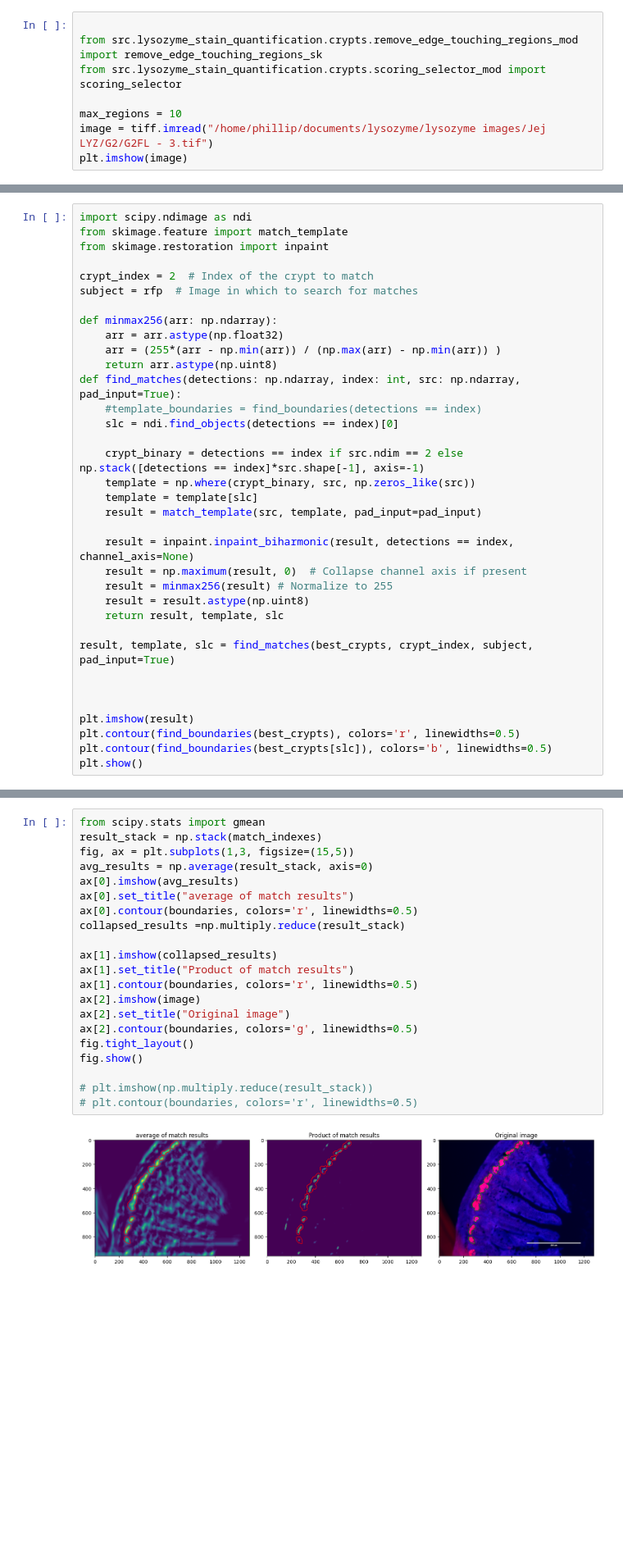
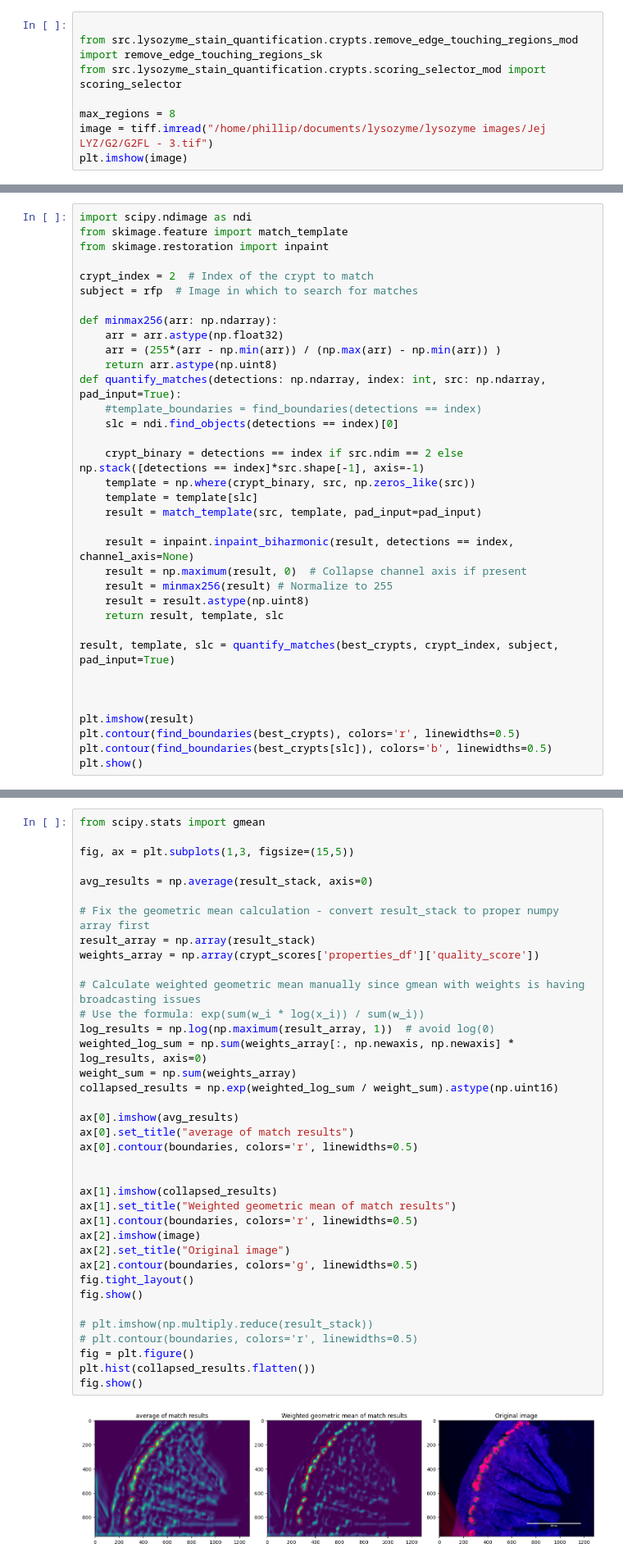
Before and after one commit to pbert5/lysozyme-stain-quantification, a Jupyter notebook: docs/Eronious_segmentation_correction/evaluate_theory.ipynb, the cells around one changed output, grey strips where cells are left out. Shown at 82% size. Cells and saved outputs as stored; diff of their text form; blank space fills up the shorter version.

```diff
--- a/docs/Eronious_segmentation_correction/evaluate_theory.ipynb
+++ b/docs/Eronious_segmentation_correction/evaluate_theory.ipynb
@@ -14,7 +14,7 @@ from src.lysozyme_stain_quantification.crypts.identify_potential_crypts_ import
 from src.lysozyme_stain_quantification.crypts.remove_edge_touching_regions_mod import remove_edge_touching_regions_sk
 from src.lysozyme_stain_quantification.crypts.scoring_selector_mod import scoring_selector
 
-max_regions = 10
+max_regions = 8
 image = tiff.imread("/home/phillip/documents/lysozyme/lysozyme images/Jej LYZ/G2/G2FL - 3.tif")
 plt.imshow(image)
 # %% [output]
@@ -65,7 +95,7 @@ def minmax256(arr: np.ndarray):
     arr = arr.astype(np.float32)
     arr = (255*(arr - np.min(arr)) / (np.max(arr) - np.min(arr)) )
     return arr.astype(np.uint8)
-def find_matches(detections: np.ndarray, index: int, src: np.ndarray, pad_input=True):
+def quantify_matches(detections: np.ndarray, index: int, src: np.ndarray, pad_input=True):
     #template_boundaries = find_boundaries(detections == index)
     slc = ndi.find_objects(detections == index)[0]
 
@@ -80,7 +110,7 @@ def find_matches(detections: np.ndarray, index: int, src: np.ndarray, pad_input=
     result = result.astype(np.uint8)
     return result, template, slc
 
-result, template, slc = find_matches(best_crypts, crypt_index, subject, pad_input=True)
+result, template, slc = quantify_matches(best_crypts, crypt_index, subject, pad_input=True)
 
 
 
@@ -132,23 +248,39 @@ plt.show()
 # %%
 from scipy.stats import gmean
-result_stack = np.stack(match_indexes)
+
 fig, ax = plt.subplots(1,3, figsize=(15,5))
+
 avg_results = np.average(result_stack, axis=0)
+
+# Fix the geometric mean calculation - convert result_stack to proper numpy array first
+result_array = np.array(result_stack)
+weights_array = np.array(crypt_scores['properties_df']['quality_score'])
+
+# Calculate weighted geometric mean manually since gmean with weights is having broadcasting issues
+# Use the formula: exp(sum(w_i * log(x_i)) / sum(w_i))
+log_results = np.log(np.maximum(result_array, 1))  # avoid log(0)
+weighted_log_sum = np.sum(weights_array[:, np.newaxis, np.newaxis] * log_results, axis=0)
+weight_sum = np.sum(weights_array)
+collapsed_results = np.exp(weighted_log_sum / weight_sum).astype(np.uint16)
+
 ax[0].imshow(avg_results)
 ax[0].set_title("average of match results")
 ax[0].contour(boundaries, colors='r', linewidths=0.5)
-collapsed_results =np.multiply.reduce(result_stack)
+
 
 ax[1].imshow(collapsed_results)
-ax[1].set_title("Product of match results")
+ax[1].set_title("Weighted geometric mean of match results")
 ax[1].contour(boundaries, colors='r', linewidths=0.5)
 ax[2].imshow(image)
 ax[2].set_title("Original image")
 ax[2].contour(boundaries, colors='g', linewidths=0.5)
 fig.tight_layout()
 fig.show()
 
 # plt.imshow(np.multiply.reduce(result_stack))
 # plt.contour(boundaries, colors='r', linewidths=0.5)
+fig = plt.figure()
+plt.hist(collapsed_results.flatten())
+fig.show()
 # %% [output]
-[figure, old version]
+[figure, new version]
```
Also changed, not shown: parts of 13 cells of this notebook.
